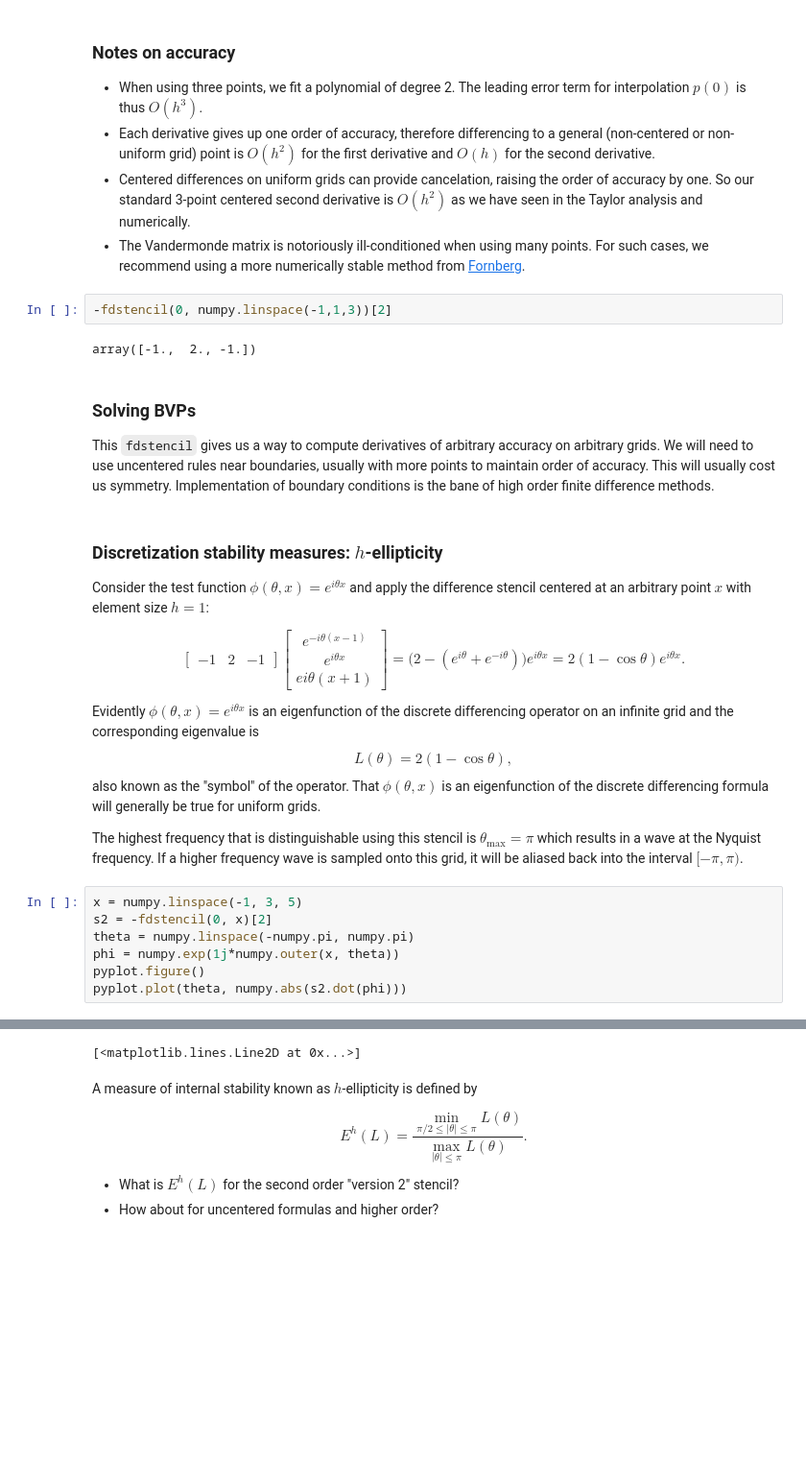
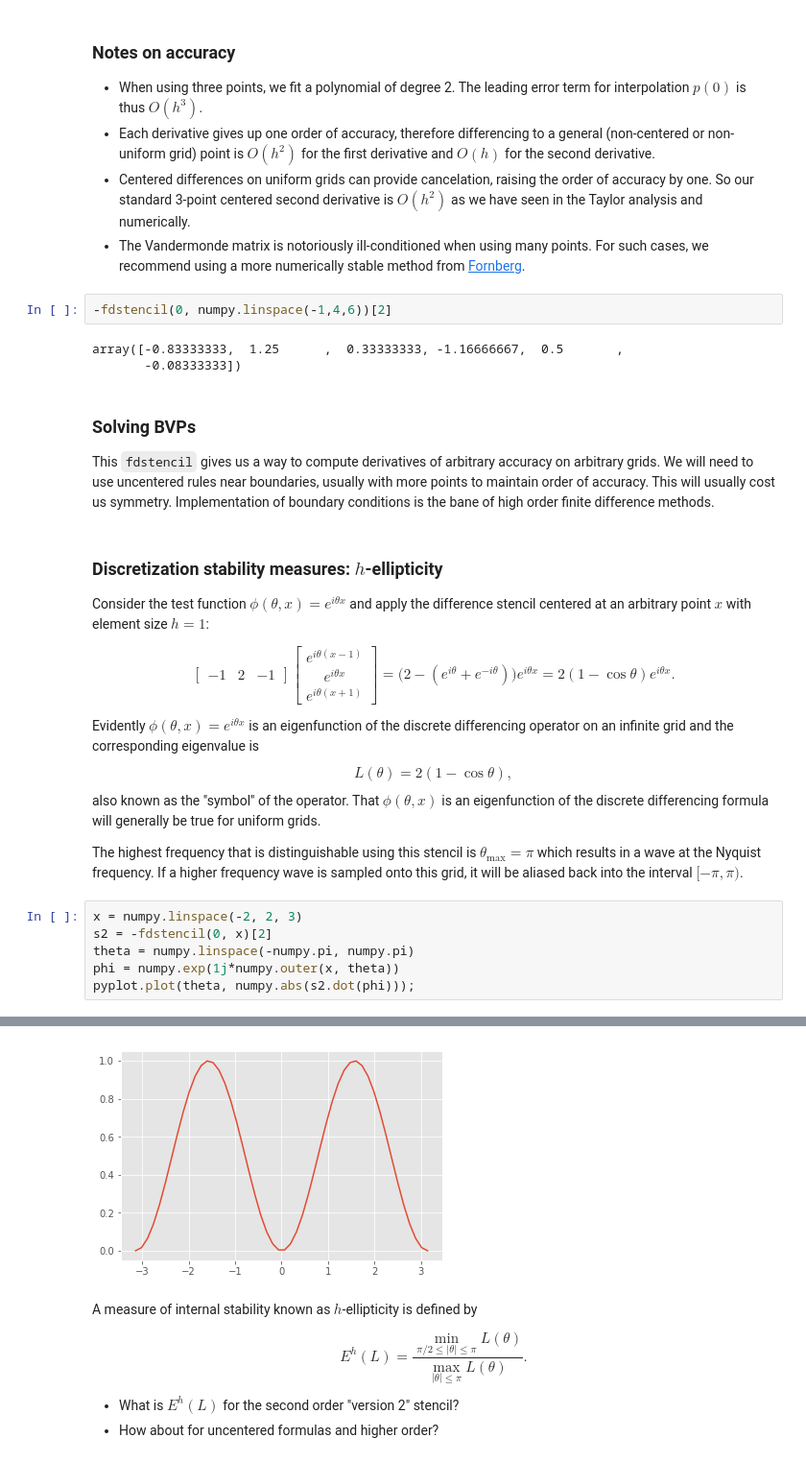
Before and after one commit to cu-numpde/numpde-fall2017, a Jupyter notebook: FDHighOrder.ipynb, the cells around one changed output, grey strips where cells are left out. Shown at 96% size. Drawn from its saved outputs; the diff is of its cells as text; blank space fills up the shorter version.

```diff
--- a/FDHighOrder.ipynb
+++ b/FDHighOrder.ipynb
@@ -110,9 +105,10 @@ pyplot.legend(loc='upper left')
 * Centered differences on uniform grids can provide cancelation, raising the order of accuracy by one.  So our standard 3-point centered second derivative is $O(h^2)$ as we have seen in the Taylor analysis and numerically.
 * The Vandermonde matrix is notoriously ill-conditioned when using many points.  For such cases, we recommend using a more numerically stable method from [Fornberg](https://doi.org/10.1137/S0036144596322507).
 # %%
--fdstencil(0, numpy.linspace(-1,1,3))[2]
+-fdstencil(0, numpy.linspace(-1,4,6))[2]
 # %% [output]
-array([-1.,  2., -1.])
+array([-0.83333333,  1.25      ,  0.33333333, -1.16666667,  0.5       ,
+       -0.08333333])
 # %% [markdown]
 ### Solving BVPs
 
@@ -122,7 +118,7 @@ This `fdstencil` gives us a way to compute derivatives of arbitrary accuracy on
 
 Consider the test function $\phi(\theta, x) = e^{i\theta x}$ and apply the difference stencil centered at an arbitrary point $x$ with element size $h=1$:
 
-$$ \begin{bmatrix} -1 & 2 & -1 \end{bmatrix} \begin{bmatrix} e^{-i \theta (x - 1)} \\ e^{i \theta x} \\ e{i \theta (x+1)} \end{bmatrix}
+$$ \begin{bmatrix} -1 & 2 & -1 \end{bmatrix} \begin{bmatrix} e^{i \theta (x - 1)} \\ e^{i \theta x} \\ e^{i \theta (x+1)} \end{bmatrix}
 = \big( 2 - (e^{i\theta} + e^{-i\theta}) \big) e^{i\theta x}= 2 (1 - \cos \theta) e^{i \theta x} . $$
 
 Evidently $\phi(\theta,x) = e^{i \theta x}$ is an eigenfunction of the discrete differencing operator on an infinite grid and the corresponding eigenvalue is
@@ -131,10 +127,9 @@ also known as the "symbol" of the operator.  That $\phi(\theta,x)$ is an eigenfu
 
 The highest frequency that is distinguishable using this stencil is $\theta_{\max} = \pi$ which results in a wave at the Nyquist frequency.  If a higher frequency wave is sampled onto this grid, it will be aliased back into the interval $[-\pi, \pi)$.
 # %%
-x = numpy.linspace(-1, 3, 5)
+x = numpy.linspace(-2, 2, 3)
 s2 = -fdstencil(0, x)[2]
 theta = numpy.linspace(-numpy.pi, numpy.pi)
 phi = numpy.exp(1j*numpy.outer(x, theta))
-pyplot.figure()
-pyplot.plot(theta, numpy.abs(s2.dot(phi)))
+pyplot.plot(theta, numpy.abs(s2.dot(phi)));
 # %% [output]
@@ -143,4 +136,4 @@ pyplot.plot(theta, numpy.abs(s2.dot(phi)))
-[<matplotlib.lines.Line2D at 0x...>]
+[figure, added]
 # %% [markdown]
 A measure of internal stability known as $h$-ellipticity is defined by
 
```
Also changed, not shown: parts of 21 cells of this notebook.
